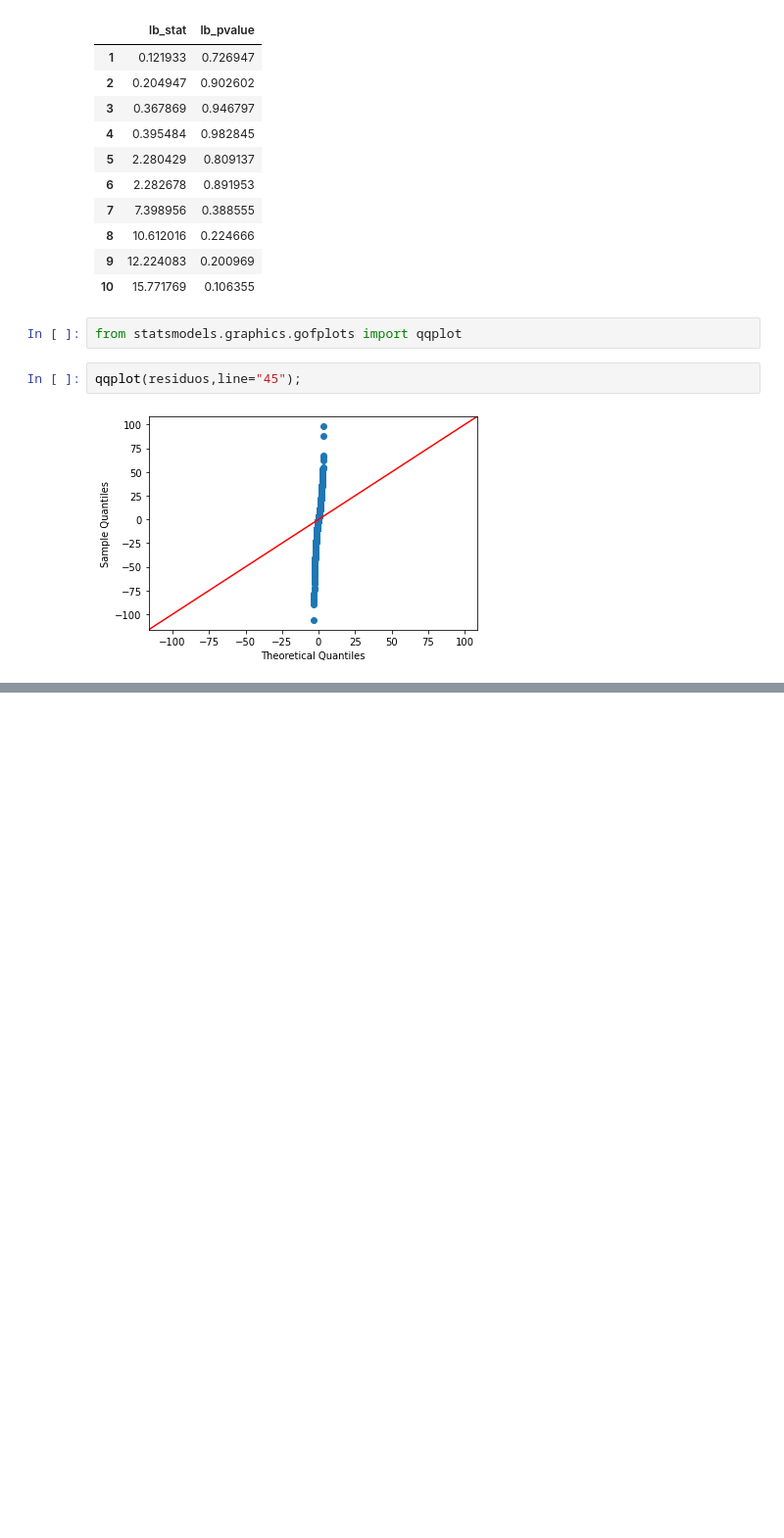
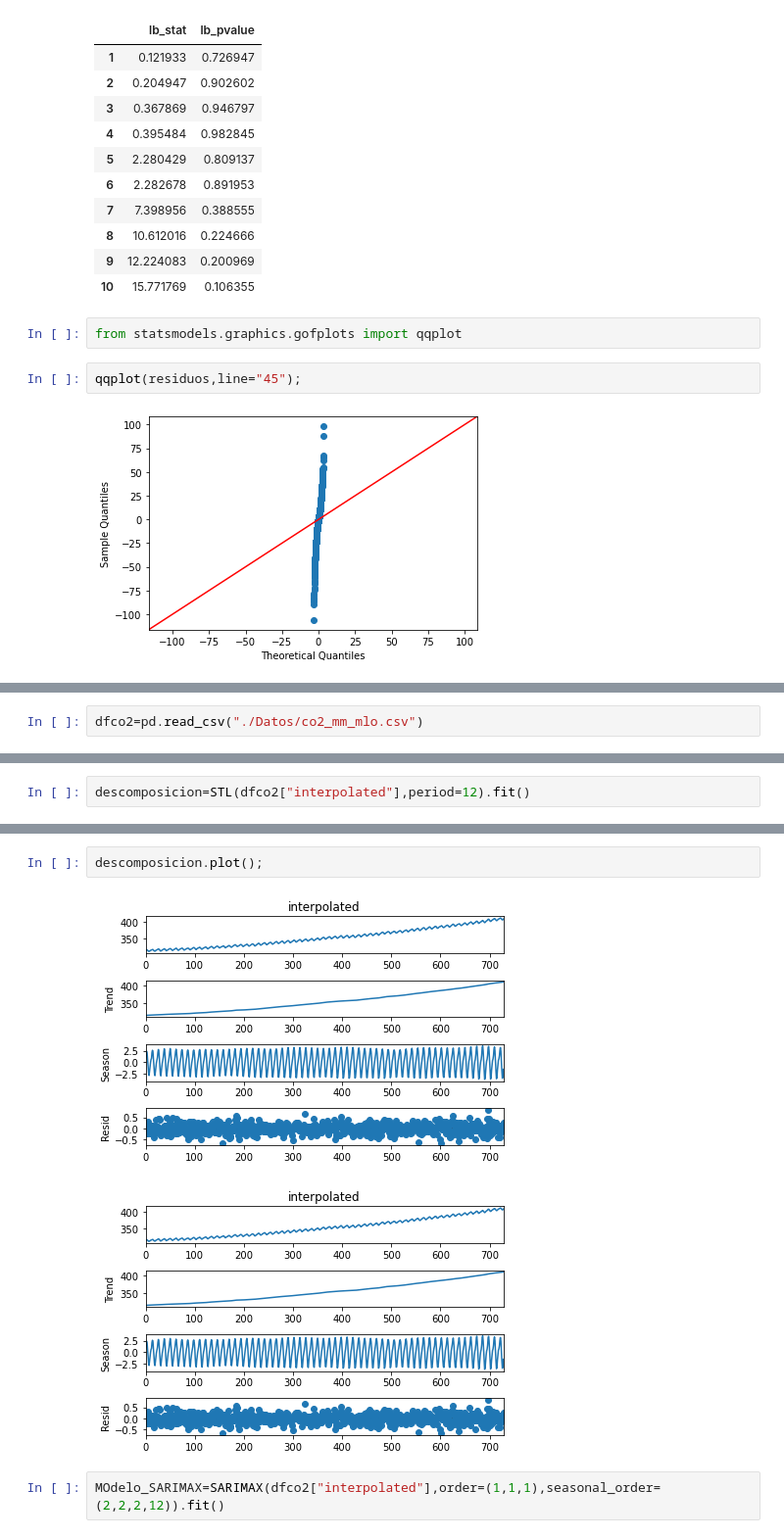
Before and after one commit to jsanz81/Bootcamp_Abril2023, a Jupyter notebook: 06_Series_Temporales/Series_Temporales_V1.ipynb, the cells around one changed output, grey strips where cells are left out. Shown at 98% size. Saved outputs shown, nothing was run; the diff lists cells and outputs as text; blank space fills up the shorter version.

```diff
--- a/06_Series_Temporales/Series_Temporales_V1.ipynb
+++ b/06_Series_Temporales/Series_Temporales_V1.ipynb
@@ -282,0 +309,2 @@ qqplot(residuos,line="45");
+# %%
+dfco2=pd.read_csv("./Datos/co2_mm_mlo.csv")
@@ -282,0 +351,2 @@ qqplot(residuos,line="45");
+# %%
+descomposicion=STL(dfco2["interpolated"],period=12).fit()
@@ -282,0 +417,7 @@ qqplot(residuos,line="45");
+# %%
+descomposicion.plot();
+# %% [output]
+[figure, added]
+[figure, added]
+# %%
+MOdelo_SARIMAX=SARIMAX(dfco2["interpolated"],order=(1,1,1),seasonal_order=(2,2,2,12)).fit()
```
Also changed, not shown: parts of 22 cells of this notebook.
